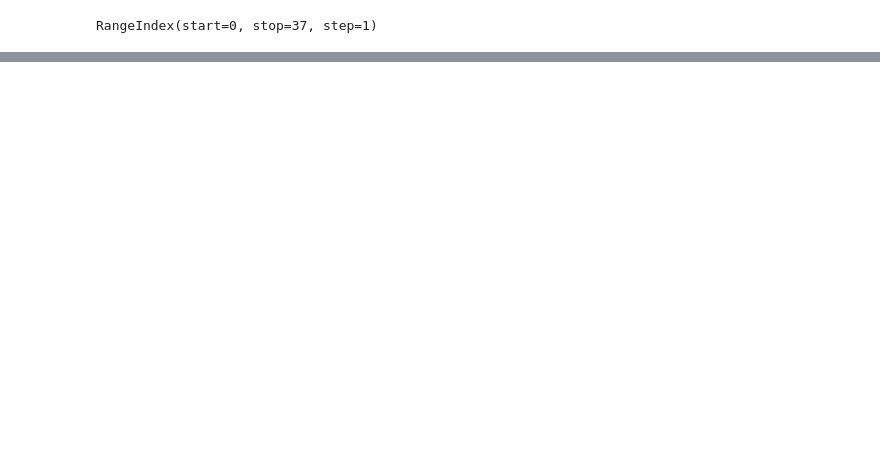
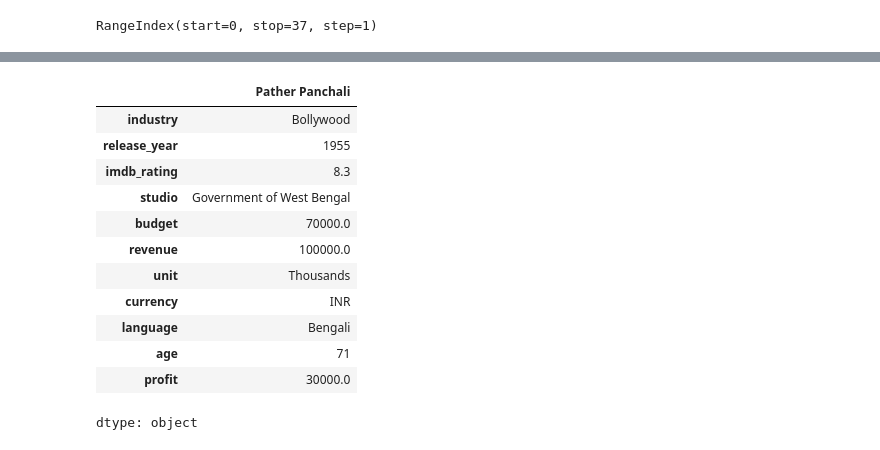
Before and after one commit to azeem932356/Numpy-Pandas-OpenCV-DataVisualization-DataScraping, a Jupyter notebook: Pandas/Pandas.ipynb, the cells around one changed output, grey strips where cells are left out. Cells and saved outputs as stored; diff of their text form; code cells hidden in the pictures; blank space fills up the shorter version.

```diff
--- a/Pandas/Pandas.ipynb
+++ b/Pandas/Pandas.ipynb
@@ -448,0 +495,18 @@ df.head(3)
+# %%
+#iloc ---> uses integer positions index
+
+df.iloc[0]     # no matter waht is gives you postions of the rows, starts with 0
+# %% [output]
+|  | Pather Panchali |
+| industry | Bollywood |
+| release_year | 1955 |
+| imdb_rating | 8.3 |
+| studio | Government of West Bengal |
+| budget | 70000.0 |
+| revenue | 100000.0 |
+| unit | Thousands |
+| currency | INR |
+| language | Bengali |
+| age | 71 |
+| profit | 30000.0 |
+dtype: object
```
Also changed, not shown: parts of 8 cells of this notebook.
